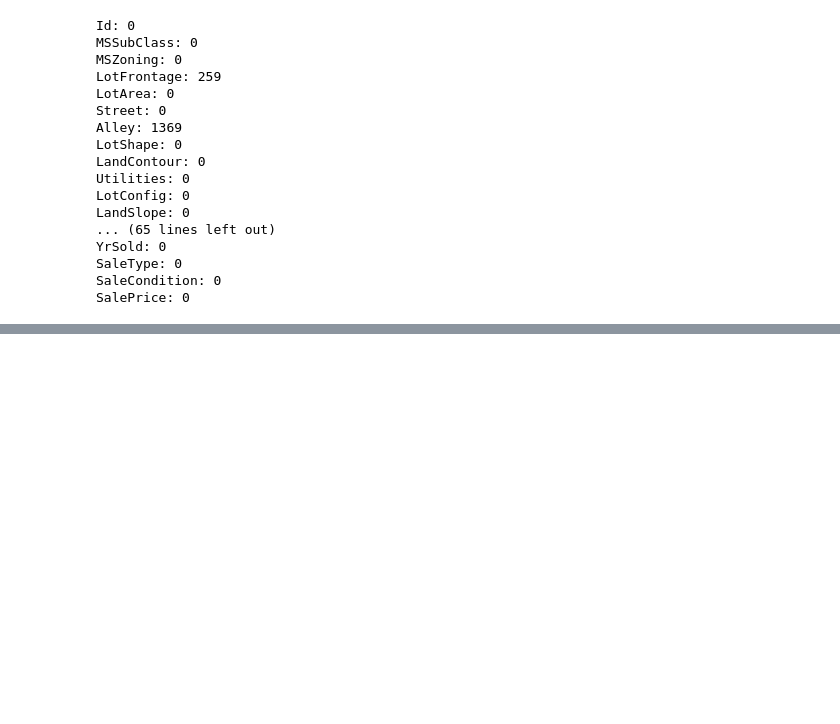
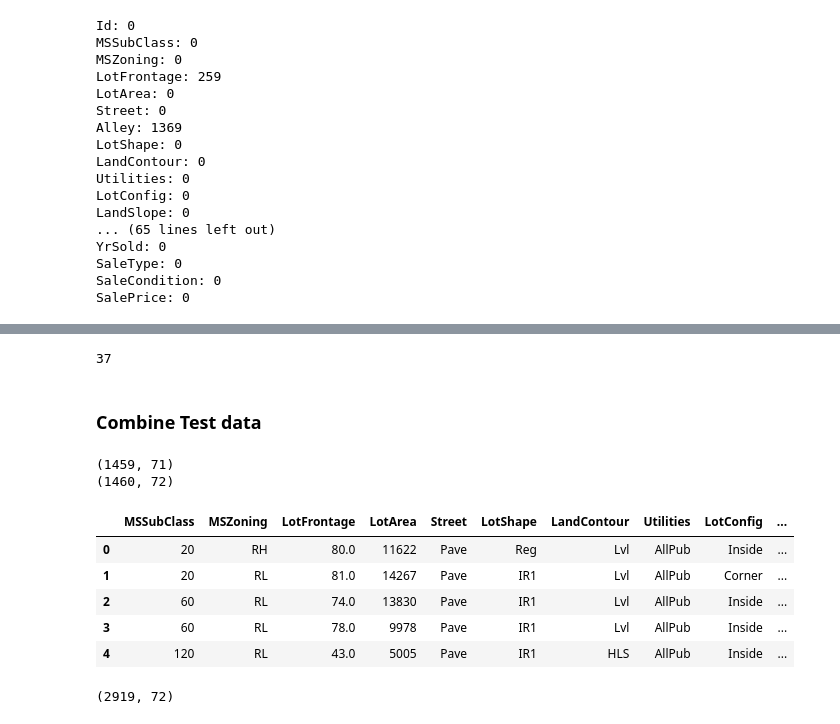
Before and after one commit to jooshelpy/PRODIGY_ML_01, a Jupyter notebook: regression.ipynb, the cells around one changed output, grey strips where cells are left out. Saved outputs shown, nothing was run; the diff lists cells and outputs as text; code cells hidden in the pictures; blank space fills up the shorter version.

Commit message:
data prepration and data cleaning

```diff
--- a/regression.ipynb
+++ b/regression.ipynb
@@ -77,0 +98,8 @@ memory usage: 924.0+ KB
+# %%
+cat_columns = []
+for col in df.columns:
+    if isinstance(df[col][0], str):
+        cat_columns.append(col)
+len(cat_columns)
+# %% [output]
+37
@@ -77,0 +129,24 @@ memory usage: 924.0+ KB
+# %% [markdown]
+### Combine Test data
+# %%
+test_df = pd.read_csv("./data/formulatedtest.csv")
+# %%
+print(test_df.shape)
+print(main_df.shape)
+# %% [output]
+(1459, 71)
+(1460, 72)
+# %%
+test_df.head()
+# %% [output]
+|  | MSSubClass | MSZoning | LotFrontage | LotArea | Street | LotShape | LandContour | Utilities | LotConfig | ... |
+| 0 | 20 | RH | 80.0 | 11622 | Pave | Reg | Lvl | AllPub | Inside | ... |
+| 1 | 20 | RL | 81.0 | 14267 | Pave | IR1 | Lvl | AllPub | Corner | ... |
+| 2 | 60 | RL | 74.0 | 13830 | Pave | IR1 | Lvl | AllPub | Inside | ... |
+| 3 | 60 | RL | 78.0 | 9978 | Pave | IR1 | Lvl | AllPub | Inside | ... |
+| 4 | 120 | RL | 43.0 | 5005 | Pave | IR1 | HLS | AllPub | Inside | ... |
+# %%
+final_df = pd.concat([df, test_df], axis=0)
+final_df.shape
+# %% [output]
+(2919, 72)
```
Also changed, not shown: parts of 29 cells of this notebook, 1 other file.
